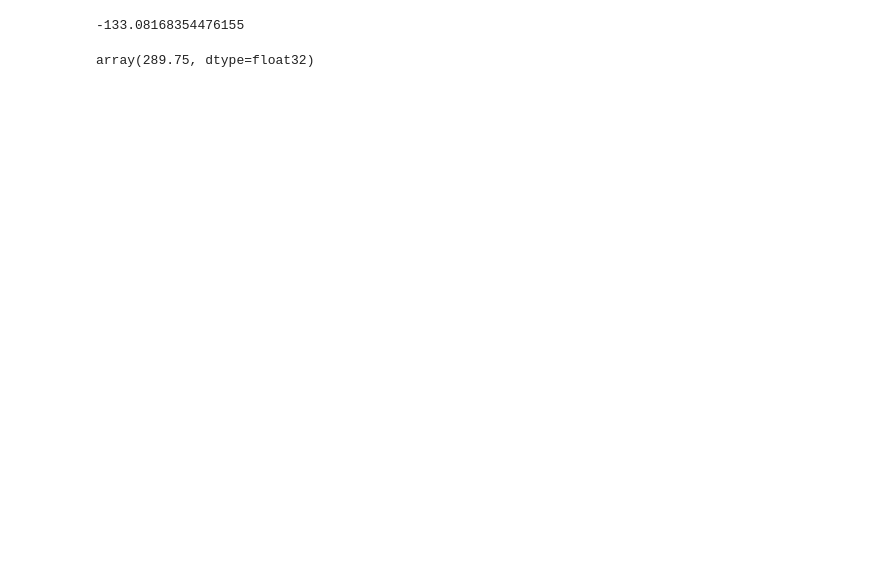
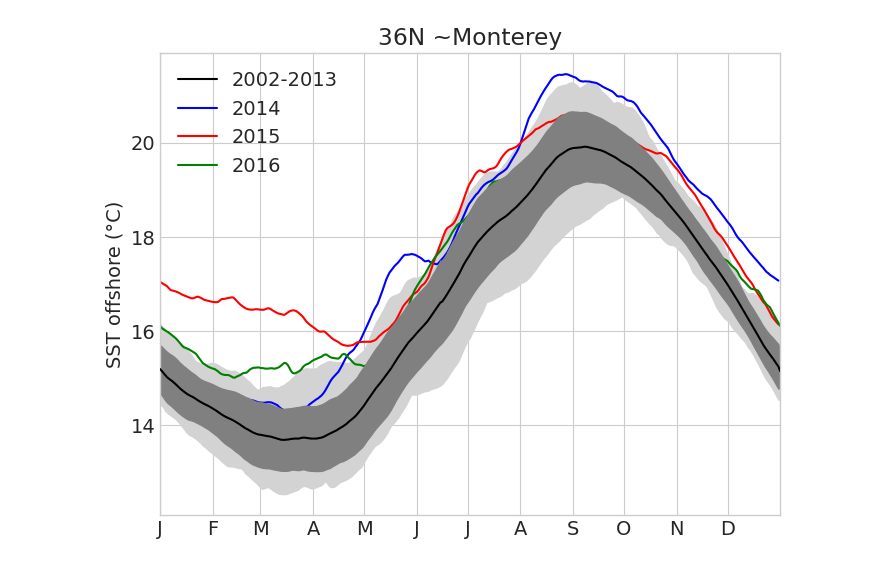
Before and after one commit to UCB-stat-159-s23/hw03-group23, a Jupyter notebook: climate-Q6.ipynb, the cells around one changed output. Cells and saved outputs as stored; diff of their text form; code cells hidden in the pictures; blank space fills up the shorter version.

Commit message:
finish figure 3 Monterey 1000km offshore SST

```diff
--- a/climate-Q6.ipynb
+++ b/climate-Q6.ipynb
@@ -38,20 +32,52 @@ Attributes: (12/47)
 mont = {"name": "Monterey", "lat": 36.598, "lon": -121.8922}
 newport = {"name": "Newport", "lat": 45, "lon": -124.061}
 # %%
-#calculate offshore locations default: 1000 km
-def offshore_coordinates(curr_lat, curr_lon, d=1000):
+#calculate offshore longitude, default distance: 1000 km
+def offshore_coordinate(curr_lat, curr_lon, d=1000):
     Earthradius = 6378
     curr_lon_radian = curr_lon * math.pi/180
     curr_lat_radian = curr_lat * math.pi/180
 
-    Earthradius_latitude = Earthradius * math.cos(curr_lat_radian)
-    longitude = (curr_lon_radian - d/Earthradius_latitude)*180/math.pi
+    latitude_radius = Earthradius * math.cos(curr_lat_radian)
+    longitude = (curr_lon_radian - d/latitude_radius)*180/math.pi
 
     return longitude
-# %%
-offshore_coordinates(mont['lat'], mont['lon'])
-# %% [output]
--133.08168354476155
 # %%
+#SST at the offshore location
+mont_offshore_lon = offshore_coordinate(mont['lat'], mont['lon'], d=1000)
+mont_offshore_lat = mont['lat']
+
+#30 day running mean (converting temperature from kelvin to celsius)
+averaged_SST = ds.analysed_sst.sel(lat=mont_offshore_lat,
+                      lon=mont_offshore_lon,
+                      method='nearest').rolling(time=30, center=True).mean() - 273.15
+
+SST_2014 = averaged_SST.sel(time="2014")
+SST_2015 = averaged_SST.sel(time="2015")
+SST_2016 = averaged_SST.sel(time="2016")
-# %% [output]
-array(289.75, dtype=float32)
+# %%
+ds_0213 = averaged_SST.sel(time=slice("2002", "2013"))
+SST_0213_mean = ds_0213.groupby(ds_0213["time.dayofyear"]).mean()
+SST_0213_max = ds_0213.groupby(ds_0213["time.dayofyear"]).max()
+SST_0213_min = ds_0213.groupby(ds_0213["time.dayofyear"]).min()
+SST_0213_std = ds_0213.groupby(ds_0213["time.dayofyear"]).std()
+SST_0213_upper_1sd = SST_0213_mean + SST_0213_std
+SST_0213_lower_1sd = SST_0213_mean - SST_0213_std
+# %%
+plt.plot(SST_0213_mean, color="black", label="2002-2013", zorder=3)
+plt.fill_between(list(range(len(SST_0213_mean))), SST_0213_max, SST_0213_min, color="lightgray", zorder=1)
+plt.fill_between(list(range(len(SST_0213_mean))), SST_0213_upper_1sd, SST_0213_lower_1sd, color="gray", zorder=2)
+plt.plot(SST_2014, color="blue", label="2014", zorder=1)
+plt.plot(SST_2015, color="red", label="2015", zorder=1)
+plt.plot(SST_2016, color="green", label="2016", zorder=1)
+
+
+plt.legend(loc="upper left")
+
+plt.title("36N ~Monterey")
+plt.ylabel("SST offshore (°C)")
+plt.xlim(0, 365)
+plt.xticks([0, 31, 59, 90, 120, 151, 181, 212, 243, 273, 304, 334]
+           , ['J', 'F', 'M', 'A', 'M', 'J', 'J', 'A', 'S', 'O', 'N', 'D']);
+# %% [output]
+[figure, added]
```
Also changed, not shown: parts of 2 cells of this notebook.
